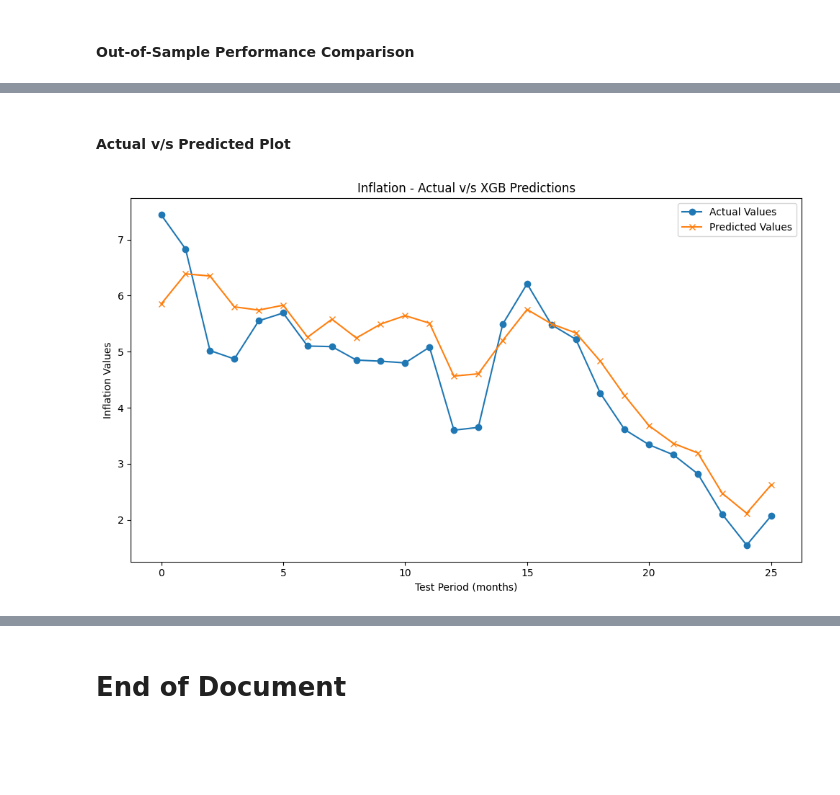
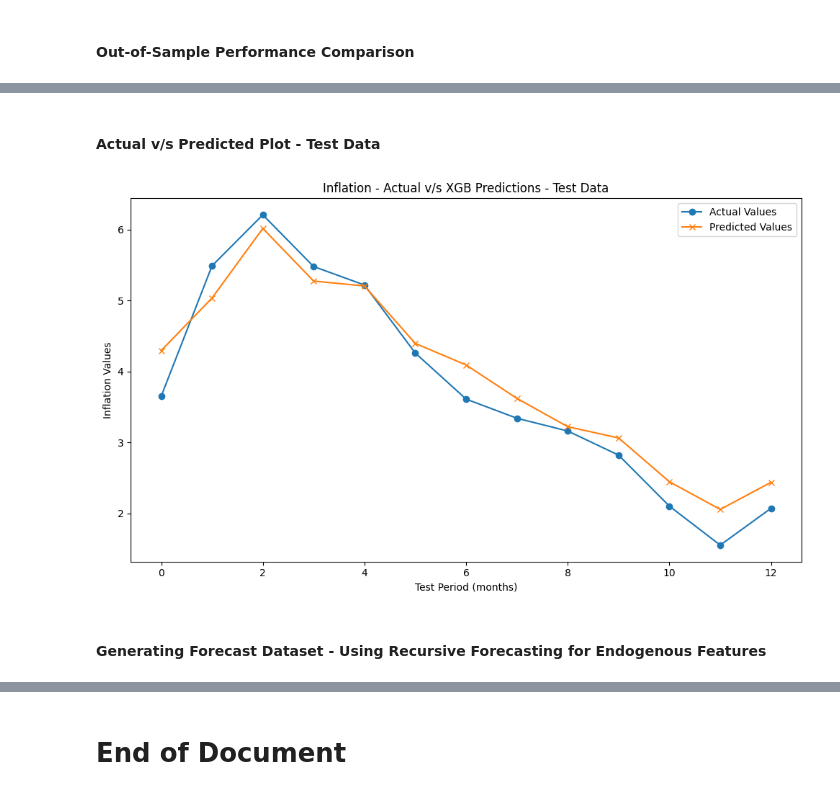
Before and after one commit to thenaivecoder89/statistical_and_machine_learning_models, a Jupyter notebook: inflation/arima_sarima_xgboost/Comparative_analysis_report_on_sarimax_xgb_on_inflation_dataset.ipynb, the cells around one changed output, grey strips where cells are left out. Saved outputs shown, nothing was run; the diff lists cells and outputs as text; code cells hidden in the pictures; blank space fills up the shorter version.

```diff
--- a/inflation/arima_sarima_xgboost/Comparative_analysis_report_on_sarimax_xgb_on_inflation_dataset.ipynb
+++ b/inflation/arima_sarima_xgboost/Comparative_analysis_report_on_sarimax_xgb_on_inflation_dataset.ipynb
@@ -1912,8 +1877,8 @@ model_XGB = xgb.train(
     params=params_XGB,
     dtrain=dtrain,
     num_boost_round=num_boost_round,
+    early_stopping_rounds=erly_stopping_rounds,
     evals=evals,
-    early_stopping_rounds=erly_stopping_round,
     verbose_eval=verbose
 )
 print(f'Best model iteration: {model_XGB.best_iteration}')
@@ -1967,14 +1936,16 @@ XGBoost performance on out-of-sample parameters:
 # %% [markdown]
-#### **Actual v/s Predicted Plot**
+#### **Actual v/s Predicted Plot - Test Data**
 # %%
 plt.figure(figsize=(10, 6), dpi=100)
 plt.plot(Y_test_XGB, label='Actual Values', marker='o')
 plt.plot(Y_pred_XGB, label='Predicted Values', marker='x')
-plt.title('Inflation - Actual v/s XGB Predictions')
+plt.title('Inflation - Actual v/s XGB Predictions - Test Data')
 plt.xlabel('Test Period (months)')
 plt.ylabel('Inflation Values')
 plt.legend()
 plt.tight_layout()
 plt.show()
 # %% [output]
-[figure, old version]
+[figure, new version]
+# %% [markdown]
+#### **Generating Forecast Dataset - Using Recursive Forecasting for Endogenous Features**
```
Also changed, not shown: parts of 9 cells of this notebook.
